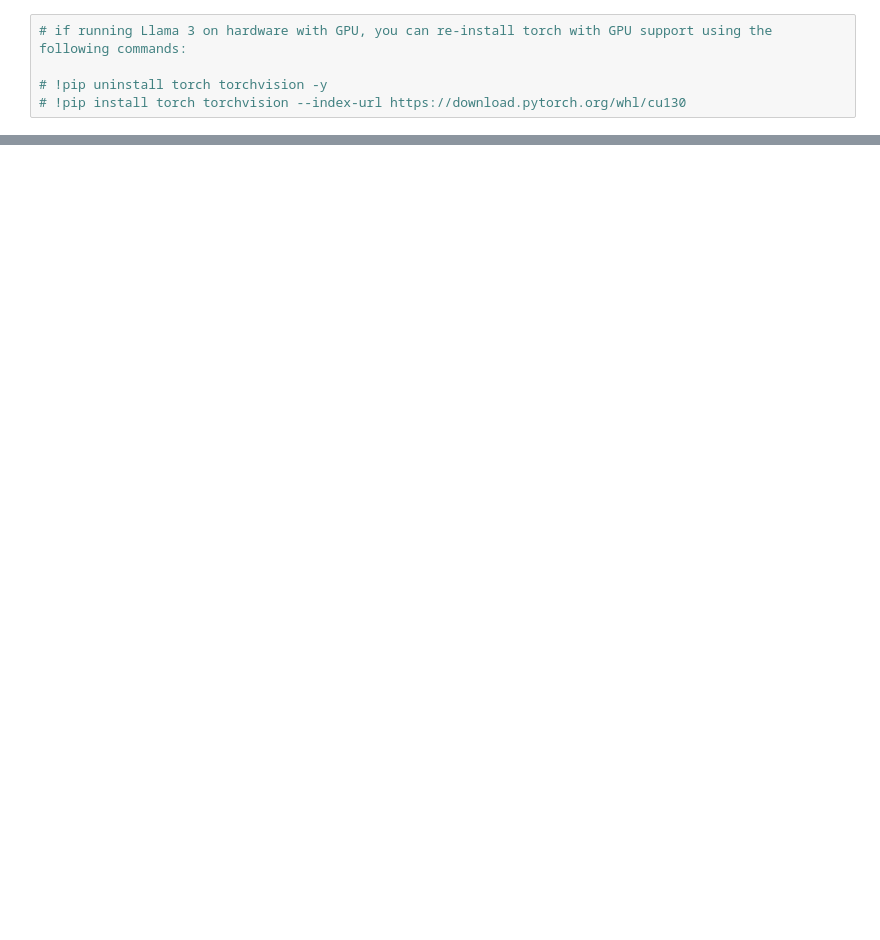
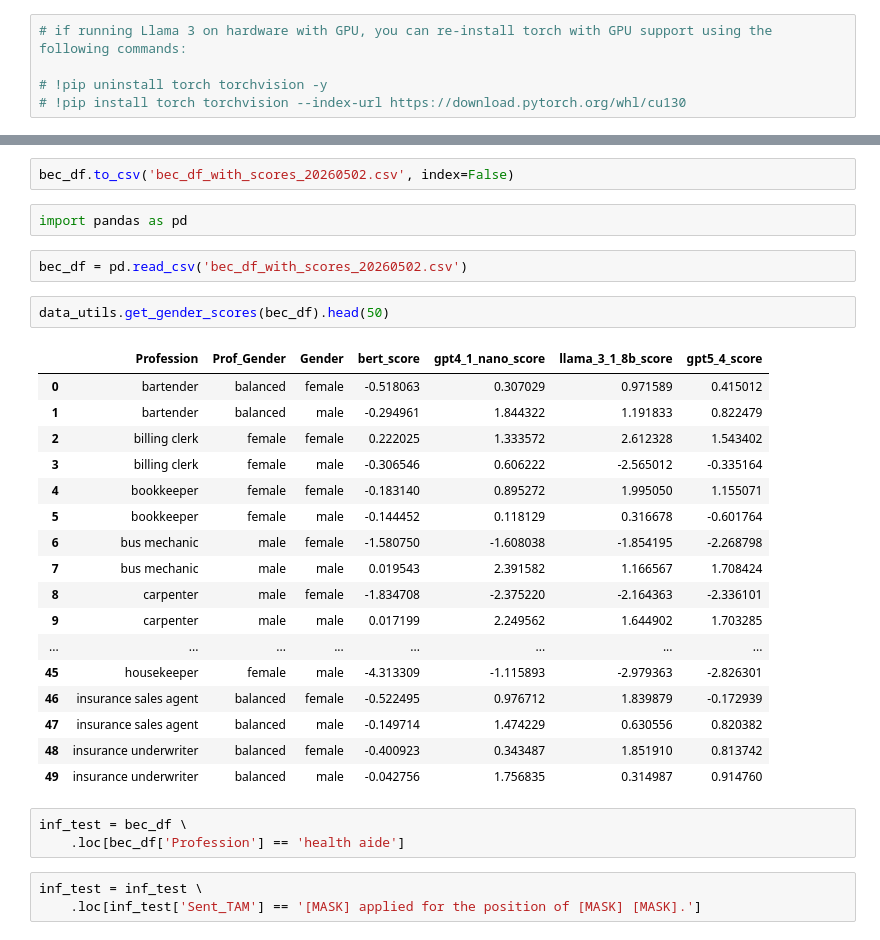
Before and after one commit to djjansen/Embeddings-Bias-Project, a Jupyter notebook: llm-embedding-gender-bias.ipynb, the cells around one changed output, grey strips where cells are left out. Saved outputs shown, nothing was run; the diff lists cells and outputs as text; blank space fills up the shorter version.

```diff
--- a/llm-embedding-gender-bias.ipynb
+++ b/llm-embedding-gender-bias.ipynb
@@ -174,0 +166,32 @@ ERROR: Failed to build 'pypcre' when getting requirements to build wheel
+# %%
+bec_df.to_csv('bec_df_with_scores_20260502.csv', index=False)
+# %%
+import pandas as pd
+# %%
+bec_df = pd.read_csv('bec_df_with_scores_20260502.csv')
+# %%
+data_utils.get_gender_scores(bec_df).head(50)
+# %% [output]
+|  | Profession | Prof_Gender | Gender | bert_score | gpt4_1_nano_score | llama_3_1_8b_score | gpt5_4_score |
+| 0 | bartender | balanced | female | -0.518063 | 0.307029 | 0.971589 | 0.415012 |
+| 1 | bartender | balanced | male | -0.294961 | 1.844322 | 1.191833 | 0.822479 |
+| 2 | billing clerk | female | female | 0.222025 | 1.333572 | 2.612328 | 1.543402 |
+| 3 | billing clerk | female | male | -0.306546 | 0.606222 | -2.565012 | -0.335164 |
+| 4 | bookkeeper | female | female | -0.183140 | 0.895272 | 1.995050 | 1.155071 |
+| 5 | bookkeeper | female | male | -0.144452 | 0.118129 | 0.316678 | -0.601764 |
+| 6 | bus mechanic | male | female | -1.580750 | -1.608038 | -1.854195 | -2.268798 |
+| 7 | bus mechanic | male | male | 0.019543 | 2.391582 | 1.166567 | 1.708424 |
+| 8 | carpenter | male | female | -1.834708 | -2.375220 | -2.164363 | -2.336101 |
+| 9 | carpenter | male | male | 0.017199 | 2.249562 | 1.644902 | 1.703285 |
+| ... | ... | ... | ... | ... | ... | ... | ... |
+| 45 | housekeeper | female | male | -4.313309 | -1.115893 | -2.979363 | -2.826301 |
+| 46 | insurance sales agent | balanced | female | -0.522495 | 0.976712 | 1.839879 | -0.172939 |
+| 47 | insurance sales agent | balanced | male | -0.149714 | 1.474229 | 0.630556 | 0.820382 |
+| 48 | insurance underwriter | balanced | female | -0.400923 | 0.343487 | 1.851910 | 0.813742 |
+| 49 | insurance underwriter | balanced | male | -0.042756 | 1.756835 | 0.314987 | 0.914760 |
+# %%
+inf_test = bec_df \
+    .loc[bec_df['Profession'] == 'health aide']
+# %%
+inf_test = inf_test \
+    .loc[inf_test['Sent_TAM'] == '[MASK] applied for the position of [MASK] [MASK].']
```
Also changed, not shown: parts of 16 cells of this notebook, 3 other files.
